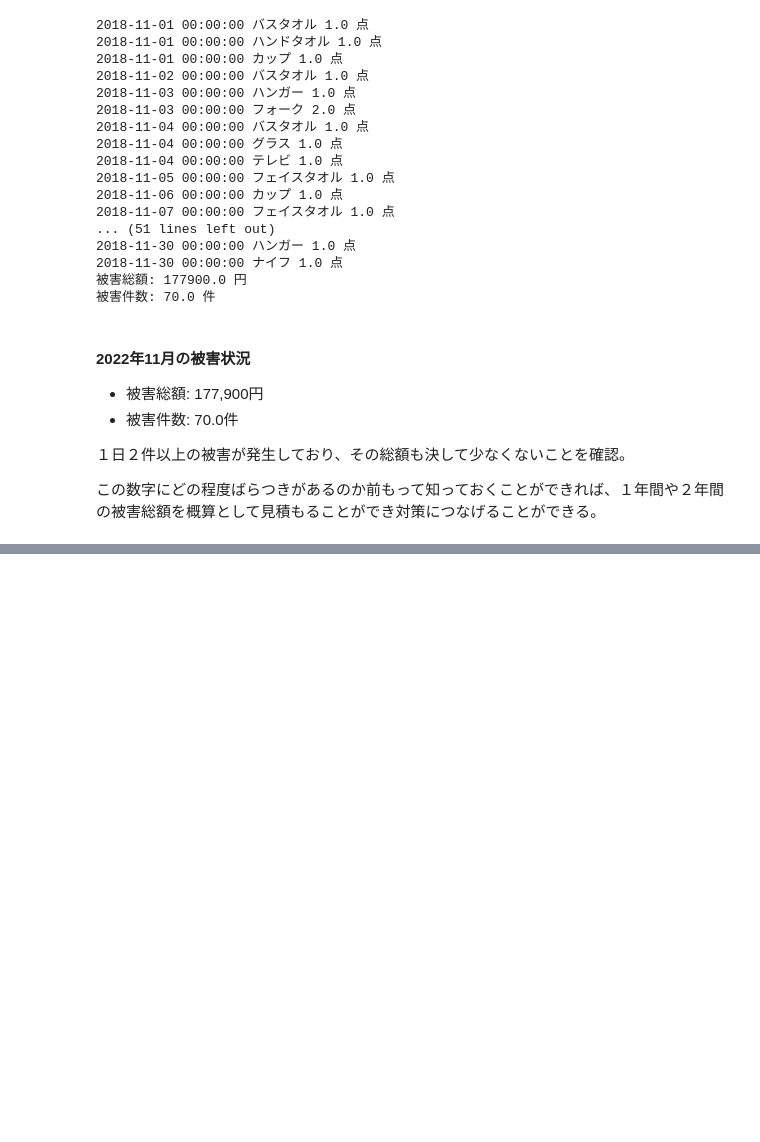
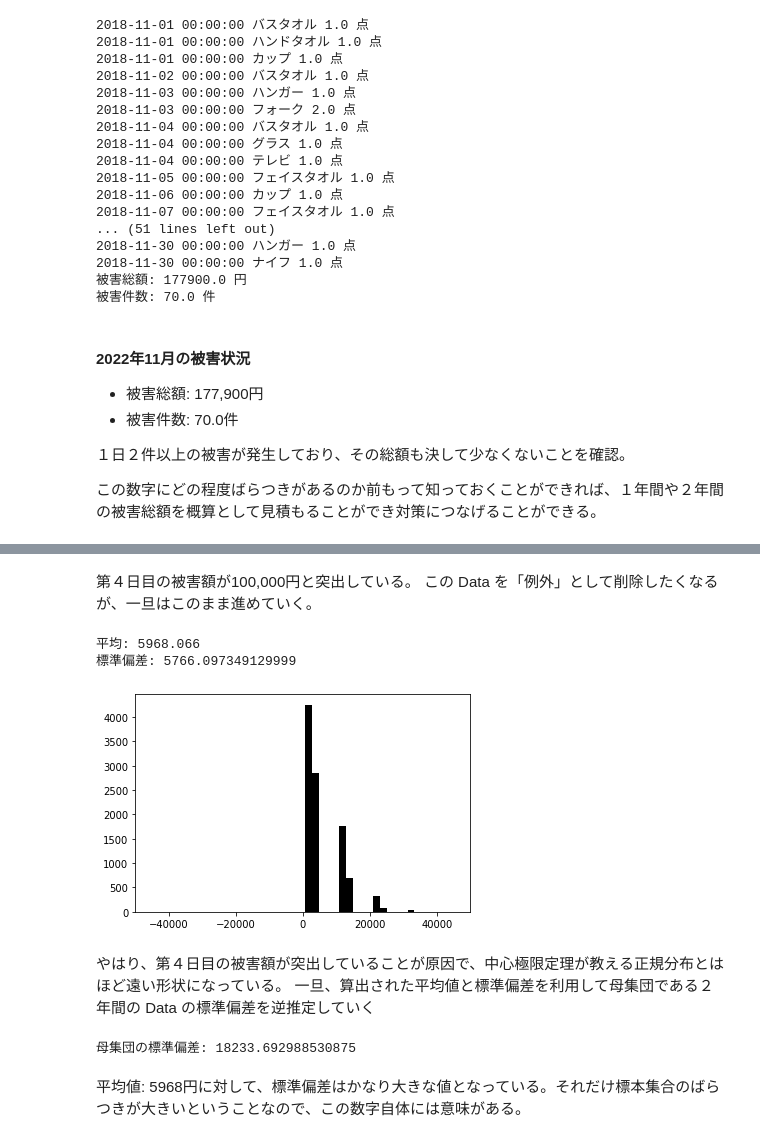
Before and after one commit to 1024xx4/math_programing_for_ai_and_ds, a Jupyter notebook: number_of_required_data.ipynb, the cells around one changed output, grey strips where cells are left out. Drawn from its saved outputs; the diff is of its cells as text; code cells hidden in the pictures; blank space fills up the shorter version.

Commit message:
Analysis: １ケ月分の Data から２年分の Data を平均・標準偏差を推定しよう#5

```diff
--- a/number_of_required_data.ipynb
+++ b/number_of_required_data.ipynb
@@ -354,0 +369,55 @@ print('被害件数:', total_theft, '件')
+# %% [markdown]
+第４日目の被害額が100,000円と突出している。
+この Data を「例外」として削除したくなるが、一旦はこのまま進めていく。
+# %%
+# 10日間を Random sampling して平均値の分布を算出する
+
+# Sample数（Sample集団の大きさ）を設定
+num_sample = 10
+
+# 試行回数を設定
+num_trial = 10_000
+x_trial = np.zeros(num_trial)
+
+# Sample平均の算出を試行
+for i in range(num_trial):
+    # Sample ｗ抽出
+    x = list_amount
+    x_sample = np.random.choice(x, num_sample)
+    # 平均を計算
+    x_ave = np.average(x_sample)
+    # 値を格納
+    x_trial[i] = x_ave
+
+# Sample平均の平均・標準偏差を計算
+x_trial_ave = np.average(x_trial)
+x_trial_std = np.std(x_trial)
+print('平均:', x_trial_ave)
+print('標準偏差:', x_trial_std)
+
+# 描画
+num_bin = 21
+plt.hist(x_trial, num_bin, color='k')
+plt.xlim([-50_000, 50_000])
+plt.show()
+# %% [output]
+平均: 5968.066
+標準偏差: 5766.097349129999
+[figure, added]
+# %% [markdown]
+やはり、第４日目の被害額が突出していることが原因で、中心極限定理が教える正規分布とはほど遠い形状になっている。
+一旦、算出された平均値と標準偏差を利用して母集団である２年間の Data の標準偏差を逆推定していく
+# %%
+# １ケ月分の Data から２年分の Data の平均・標準偏差を推定する③
+
+# Sample集合の平均の標準偏差を推定
+sample_std = 5766
+# Sample集合の大きさを設定
+num_sample = 10
+# 母集団の分散を計算
+org_std = np.sqrt(num_sample)*sample_std
+print('母集団の標準偏差:', org_std)
+# %% [output]
+母集団の標準偏差: 18233.692988530875
+# %% [markdown]
+平均値: 5968円に対して、標準偏差はかなり大きな値となっている。それだけ標本集合のばらつきが大きいということなので、この数字自体には意味がある。
```
Also changed, not shown: parts of 2 cells of this notebook.
